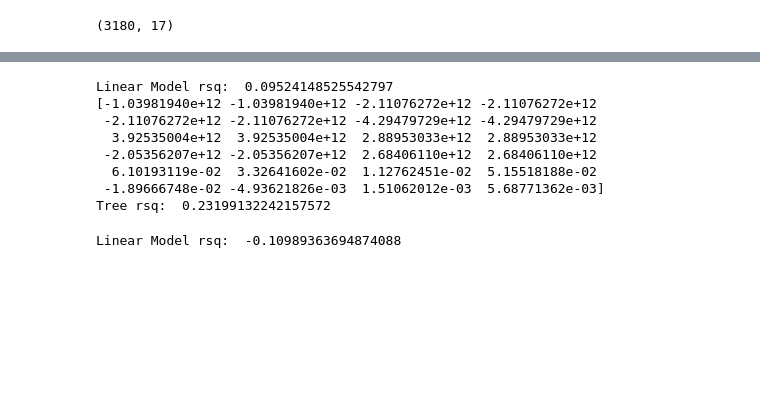
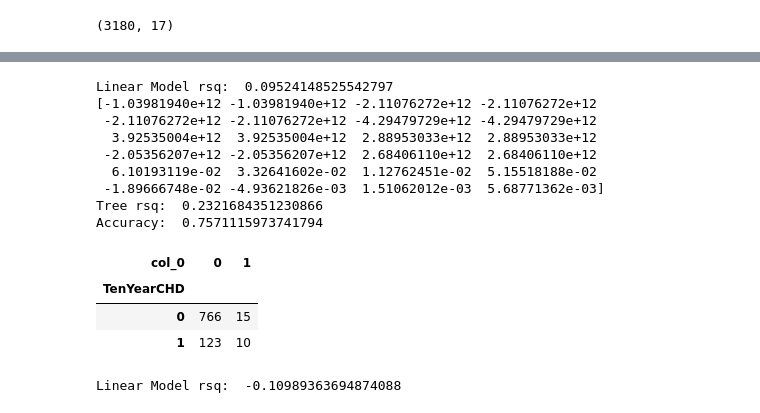
Before and after one commit to gdbwoo/DS-3001-Projects, a Jupyter notebook: Project 2/project_chd.ipynb, the cells around one changed output, grey strips where cells are left out. Saved outputs shown, nothing was run; the diff lists cells and outputs as text; code cells hidden in the pictures; blank space fills up the shorter version.

```diff
--- a/Project 2/project_chd.ipynb
+++ b/Project 2/project_chd.ipynb
@@ -237,34 +175,50 @@ preprocessor = ColumnTransformer(
 
 # 4. Create model-specific pipelines:
 lm_pipe = Pipeline(steps=[('preprocessor', preprocessor),
                 ('linreg', LinearRegression(fit_intercept=False))]) # Link preprocessor to model
 tree_pipe = Pipeline(steps=[('preprocessor', preprocessor),
                 ('tree', DecisionTreeRegressor(max_depth = 6))]) # Link preprocessor to model
+tree_pipe_2 = Pipeline(steps=[('preprocessor', preprocessor),
+                ('tree', DecisionTreeClassifier(max_depth = 6))])
 
 # 5. Train-test split:
 #X_train, X_test, y_train, y_test = train_test_split(Z, y, # Feature and target variables
 #                                                    test_size=.2) # For replication purposes
 # This step not needed since our datasets are already divided by training and testing
 
 # 6. Fit the models:
 lm = lm_pipe.fit(Z, y)
 tree = tree_pipe.fit(Z, y)
+tree_pipe_2 = tree_pipe_2.fit(Z, y)
 
 # Linear Results on Train
 print('Linear Model rsq: ', lm.score(Z, y) ) # R-squared
 print(lm.named_steps['linreg'].coef_) # Regression coefficients
 
 # Tree Results on Train
 print('Tree rsq: ', tree.score(Z, y) )
+
+y_hat_tree = tree_pipe_2.predict(X_test)
+
+## Confusion Matrix
+tab = pd.crosstab(y_test,y) # Compute confusion matrix
+acc = np.trace(tab)/np.sum(np.sum(tab,axis=0)) # Faster way to compute accuracy
+print('Accuracy: ', acc, '\n')
+pd.crosstab(y_test,y_hat_tree)
 # %% [output]
 Linear Model rsq:  0.09524148525542797
 [-1.03981940e+12 -1.03981940e+12 -2.11076272e+12 -2.11076272e+12
  -2.11076272e+12 -2.11076272e+12 -4.29479729e+12 -4.29479729e+12
   3.92535004e+12  3.92535004e+12  2.88953033e+12  2.88953033e+12
  -2.05356207e+12 -2.05356207e+12  2.68406110e+12  2.68406110e+12
   6.10193119e-02  3.32641602e-02  1.12762451e-02  5.15518188e-02
  -1.89666748e-02 -4.93621826e-03  1.51062012e-03  5.68771362e-03]
-Tree rsq:  0.23199132242157572
+Tree rsq:  0.2321684351230866
+Accuracy:  0.7571115973741794
+| col_0 | 0 | 1 |
+| TenYearCHD |  |  |
+| 0 | 766 | 15 |
+| 1 | 123 | 10 |
 # %%
 # Tried it with variables that showed a relationship between TenYearCHD
 
```
Also changed, not shown: parts of 7 cells of this notebook.
